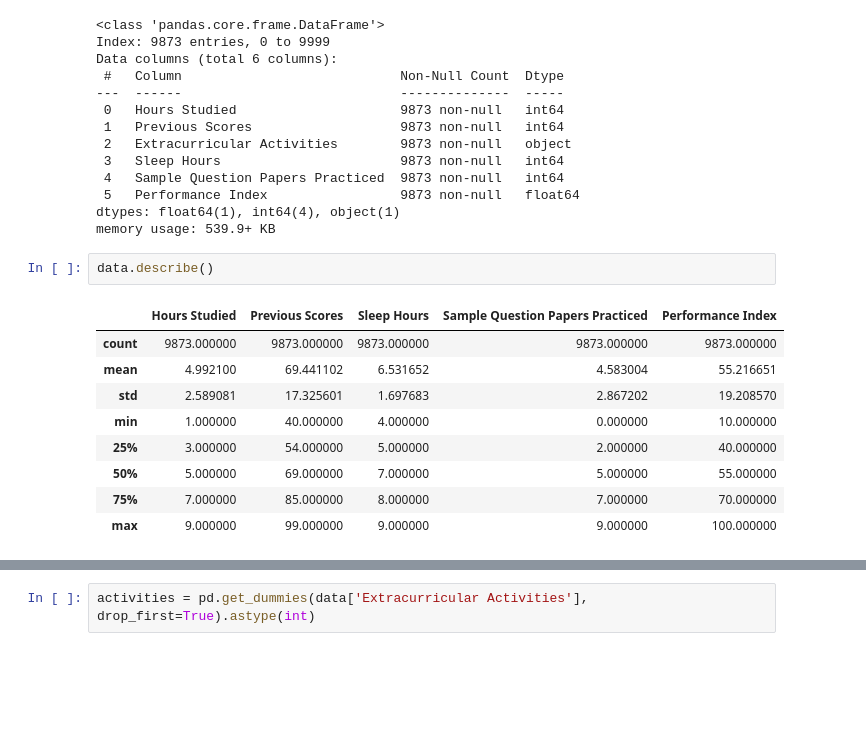
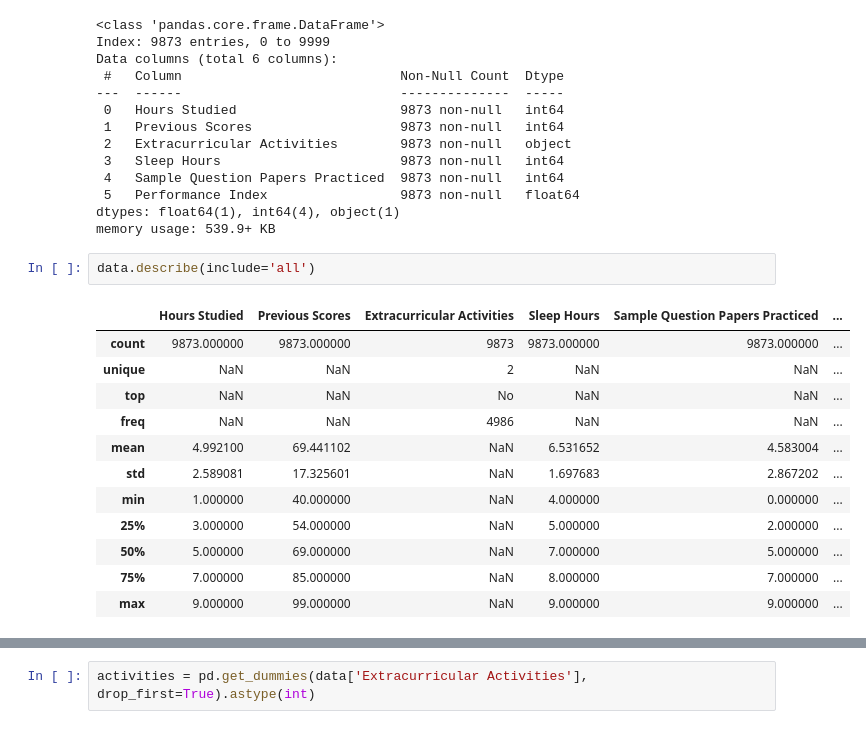
Before and after one commit to AdamSe22/DataMinig, a Jupyter notebook: multiple_student.ipynb, the cells around one changed output, grey strips where cells are left out. Cells and saved outputs as stored; diff of their text form; blank space fills up the shorter version.

```diff
--- a/multiple_student.ipynb
+++ b/multiple_student.ipynb
@@ -69,14 +70,17 @@ Data columns (total 6 columns):
 dtypes: float64(1), int64(4), object(1)
 memory usage: 539.9+ KB
 # %%
-data.describe()
+data.describe(include='all')
 # %% [output]
-|  | Hours Studied | Previous Scores | Sleep Hours | Sample Question Papers Practiced | Performance Index |
-| count | 9873.000000 | 9873.000000 | 9873.000000 | 9873.000000 | 9873.000000 |
-| mean | 4.992100 | 69.441102 | 6.531652 | 4.583004 | 55.216651 |
-| std | 2.589081 | 17.325601 | 1.697683 | 2.867202 | 19.208570 |
-| min | 1.000000 | 40.000000 | 4.000000 | 0.000000 | 10.000000 |
-| 25% | 3.000000 | 54.000000 | 5.000000 | 2.000000 | 40.000000 |
-| 50% | 5.000000 | 69.000000 | 7.000000 | 5.000000 | 55.000000 |
-| 75% | 7.000000 | 85.000000 | 8.000000 | 7.000000 | 70.000000 |
-| max | 9.000000 | 99.000000 | 9.000000 | 9.000000 | 100.000000 |
+|  | Hours Studied | Previous Scores | Extracurricular Activities | Sleep Hours | Sample Question Papers Practiced | ... |
+| count | 9873.000000 | 9873.000000 | 9873 | 9873.000000 | 9873.000000 | ... |
+| unique | NaN | NaN | 2 | NaN | NaN | ... |
+| top | NaN | NaN | No | NaN | NaN | ... |
+| freq | NaN | NaN | 4986 | NaN | NaN | ... |
+| mean | 4.992100 | 69.441102 | NaN | 6.531652 | 4.583004 | ... |
+| std | 2.589081 | 17.325601 | NaN | 1.697683 | 2.867202 | ... |
+| min | 1.000000 | 40.000000 | NaN | 4.000000 | 0.000000 | ... |
+| 25% | 3.000000 | 54.000000 | NaN | 5.000000 | 2.000000 | ... |
+| 50% | 5.000000 | 69.000000 | NaN | 7.000000 | 5.000000 | ... |
+| 75% | 7.000000 | 85.000000 | NaN | 8.000000 | 7.000000 | ... |
+| max | 9.000000 | 99.000000 | NaN | 9.000000 | 9.000000 | ... |
```
Also changed, not shown: parts of 17 cells of this notebook, 1 other file.
